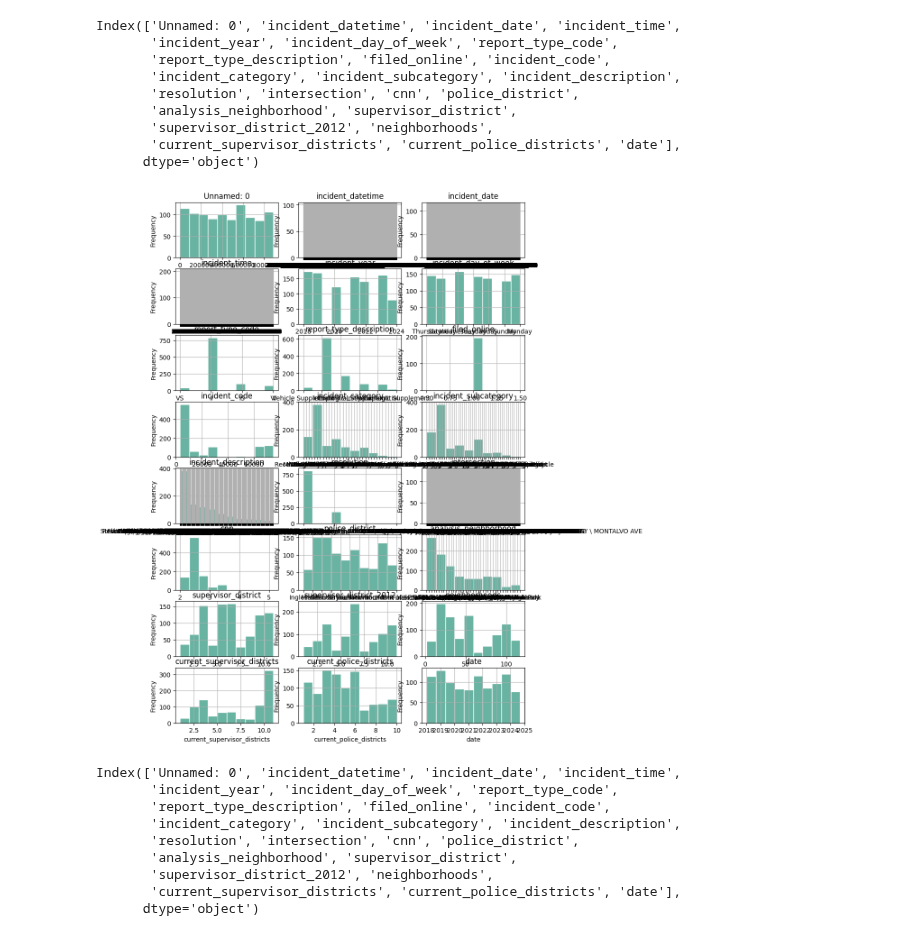
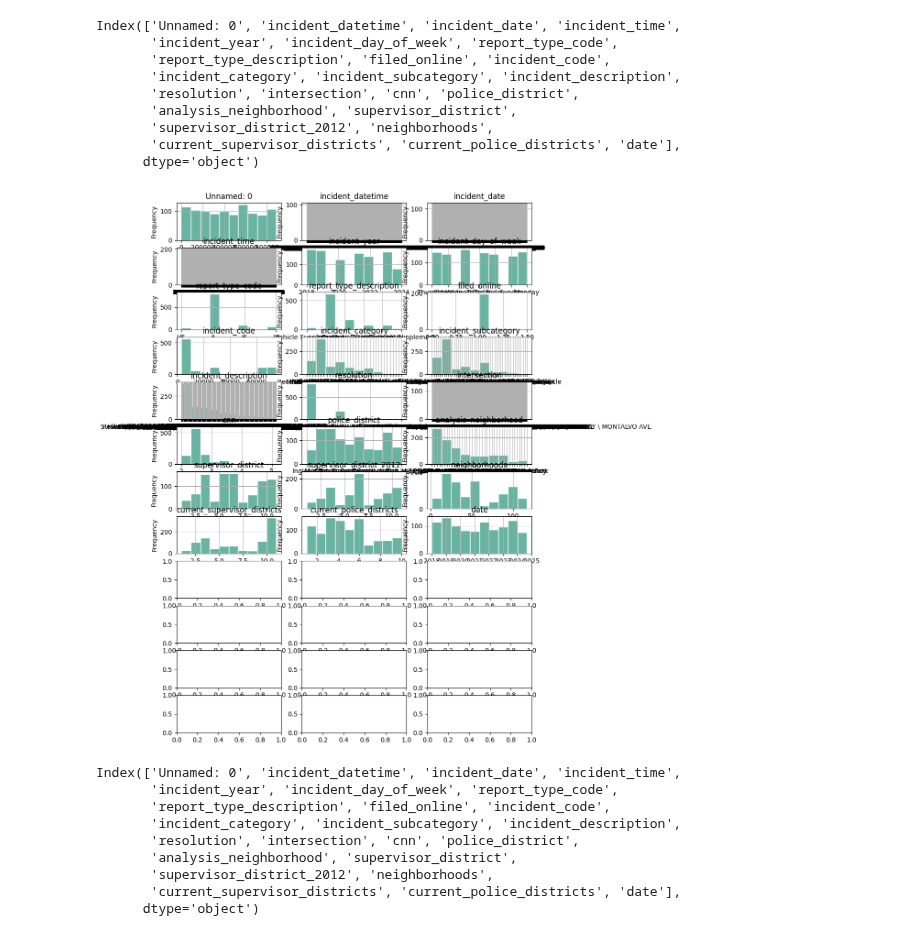
Before and after one commit to fazeelgm/UCB_ML_AI_Capstone, a Jupyter notebook: notebooks/ExploratoryDataAnalysis.ipynb, the cells around one changed output. Cells and saved outputs as stored; diff of their text form; code cells hidden in the pictures.

```diff
--- a/notebooks/ExploratoryDataAnalysis.ipynb
+++ b/notebooks/ExploratoryDataAnalysis.ipynb
@@ -160,3 +76,16 @@ file_sample_10_data = '../data/incidents_sample_10.csv'
+# %%
+# Which dataset to work from?
+sample_file_size_pct = 10
+match(sample_file_size_pct):
+    case 100:
+        sample_file = file_clean_data
+    case 25 | 50 | 75:
+        file_prefix = file_clean_data.replace('.csv', '')
+        sample_file = f'{file_prefix}_{sample_file_size_pct}_pct.csv'
+    case _:
+        sample_file = '../data/incidents_clean_10_pct.csv'
+
+# print(sample_file)
 # %%
-clean_df = get_clean_data_from_csv(file_sample_10_data)
+clean_df = data_utils.get_clean_data_from_csv(sample_file)
 # %% [output]
@@ -254,9 +183,9 @@ Index(['Unnamed: 0', 'incident_datetime', 'incident_date', 'incident_time',
        'current_supervisor_districts', 'current_police_districts', 'date'],
       dtype='object')
 # %%
-graph_features(temp, 8, 3, figsize=(10, 15))
+graph_utils.graph_features(temp, 12, 3, figsize=(10, 15))
 # %% [output]
-[figure, old version]
+[figure, new version]
 # %%
 # feature_df = temp[['incident_datetime', 'incident_date', 'incident_time', 'incident_year', 'incident_day_of_week']]
 # graph_features(feature_df, 3, 2)
```
Also changed, not shown: parts of 11 cells of this notebook, 3 other files.
